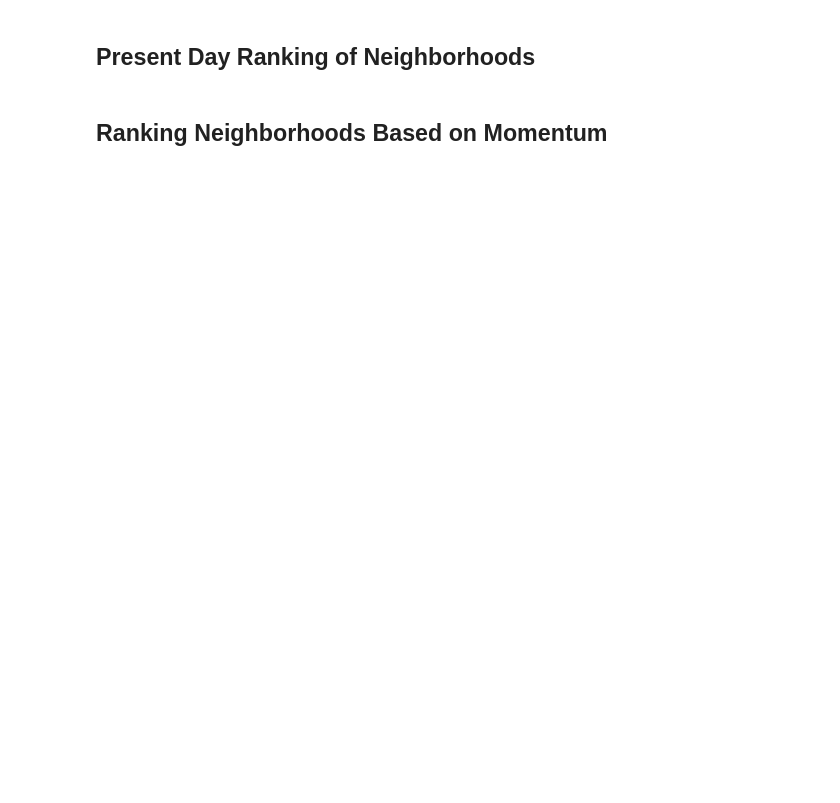
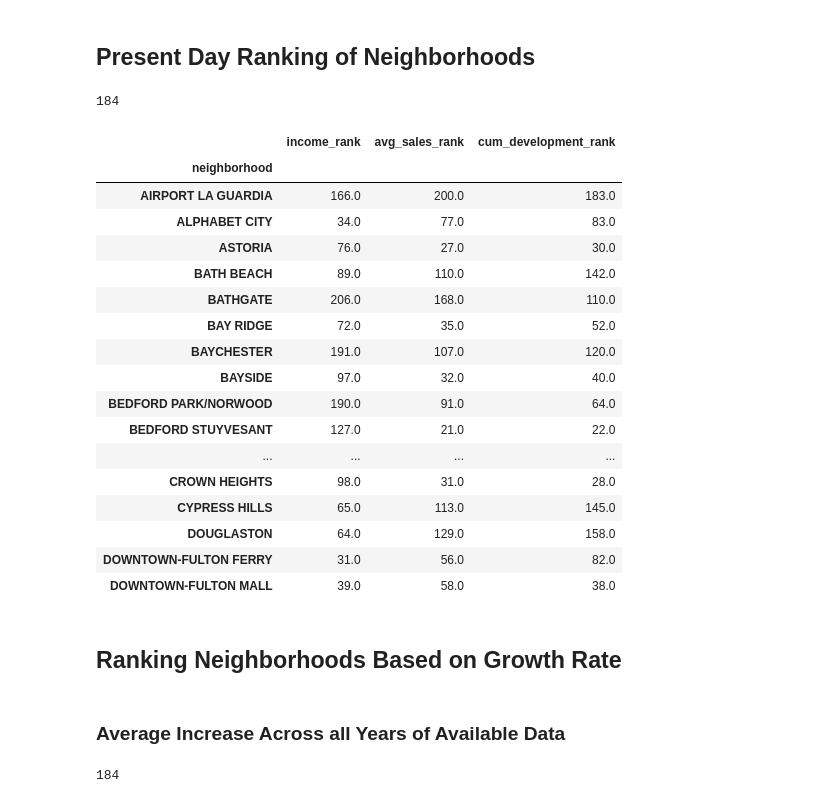
Before and after one commit to ekuo651/NYC-RE-Neighborhood-Trends, a Jupyter notebook: Joint_Analysis.ipynb, the cells around one changed output. Drawn from its saved outputs; the diff is of its cells as text; code cells hidden in the pictures; blank space fills up the shorter version.

Commit message:
added ranking by current, 3 yr lookback, 5 yr lookback, average

```diff
--- a/Joint_Analysis.ipynb
+++ b/Joint_Analysis.ipynb
@@ -113,5 +113,48 @@ dev_df.head()
 | FINANCIAL | 4.768688e+09 | 0.1909 | 0.0985 | -0.0924 | 0.141 | -0.0499 | ... |
 # %% [markdown]
 ## Present Day Ranking of Neighborhoods
+# %%
+# create dataframe to contain rankings by crime, income, sales, development
+
+current_ranking = pd.concat([income_df['current_rank'], sales_df['current_rank'], dev_df['current_rank']],
+                            axis='columns',
+                            join = 'inner')
+current_rank_columns = ['income_rank', 'avg_sales_rank','cum_development_rank']
+current_ranking.columns = current_rank_columns
+len(current_ranking)
+# %% [output]
+184
+# %%
+current_ranking.head(50)
+# %% [output]
+|  | income_rank | avg_sales_rank | cum_development_rank |
+| neighborhood |  |  |  |
+| AIRPORT LA GUARDIA | 166.0 | 200.0 | 183.0 |
+| ALPHABET CITY | 34.0 | 77.0 | 83.0 |
+| ASTORIA | 76.0 | 27.0 | 30.0 |
+| BATH BEACH | 89.0 | 110.0 | 142.0 |
+| BATHGATE | 206.0 | 168.0 | 110.0 |
+| BAY RIDGE | 72.0 | 35.0 | 52.0 |
+| BAYCHESTER | 191.0 | 107.0 | 120.0 |
+| BAYSIDE | 97.0 | 32.0 | 40.0 |
+| BEDFORD PARK/NORWOOD | 190.0 | 91.0 | 64.0 |
+| BEDFORD STUYVESANT | 127.0 | 21.0 | 22.0 |
+| ... | ... | ... | ... |
+| CROWN HEIGHTS | 98.0 | 31.0 | 28.0 |
+| CYPRESS HILLS | 65.0 | 113.0 | 145.0 |
+| DOUGLASTON | 64.0 | 129.0 | 158.0 |
+| DOWNTOWN-FULTON FERRY | 31.0 | 56.0 | 82.0 |
+| DOWNTOWN-FULTON MALL | 39.0 | 58.0 | 38.0 |
 # %% [markdown]
-## Ranking Neighborhoods Based on Momentum
+## Ranking Neighborhoods Based on Growth Rate
+# %% [markdown]
+### Average Increase Across all Years of Available Data
+# %%
+avg_increase_ranking = pd.concat([income_df['avg_change_rank'], sales_df['avg_change_rank'], dev_df['avg_change_rank']],
+                            axis='columns',
+                            join = 'inner')
+avg_increase_rank_columns = ['income_rank', 'sales_rank','development_rank']
+avg_increase_ranking.columns = avg_change_rank_columns
+len(avg_increase_ranking)
+# %% [output]
+184
```
Also changed, not shown: parts of 7 cells of this notebook.
